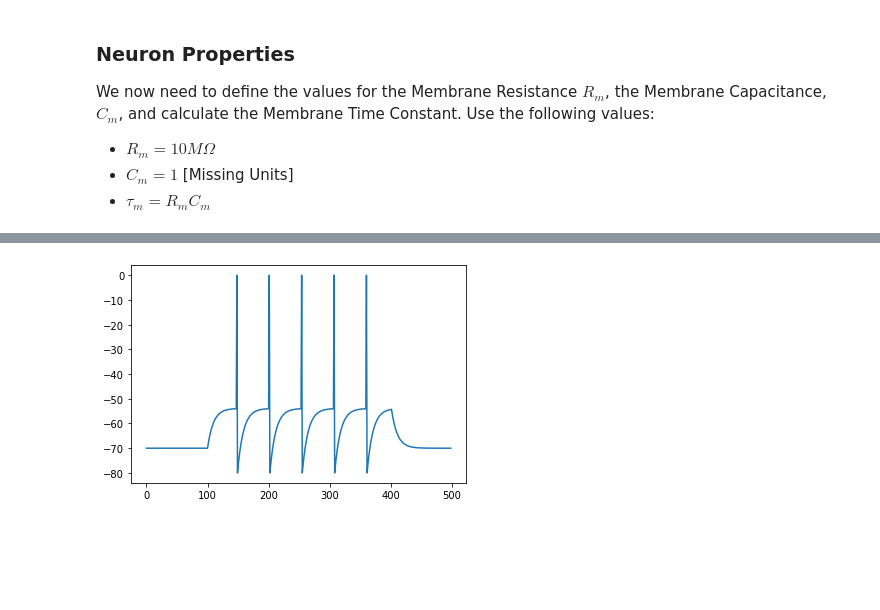
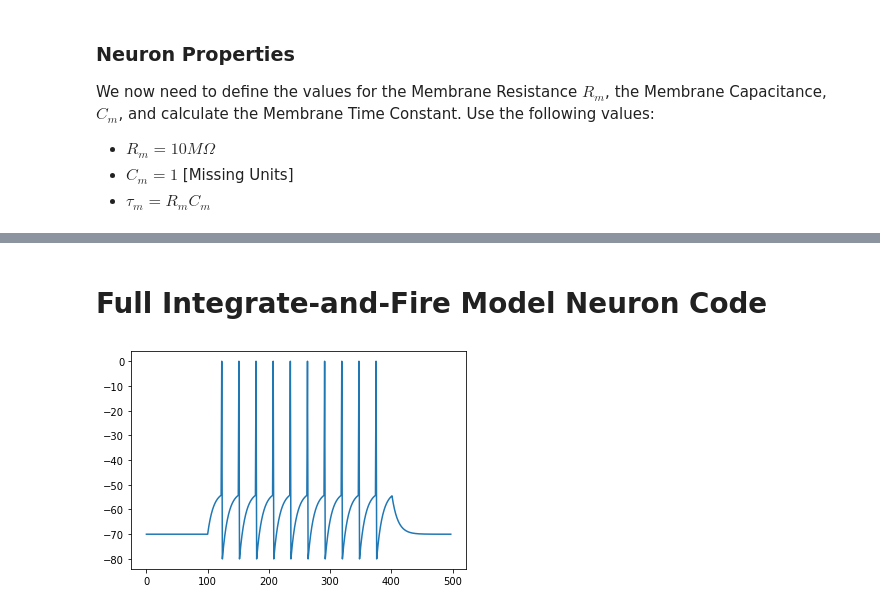
Before and after one commit to mbohling/spiking-neuron-model, a Jupyter notebook: SNM_Integrate_and_Fire.ipynb, the cells around one changed output, grey strips where cells are left out. Saved outputs shown, nothing was run; the diff lists cells and outputs as text; code cells hidden in the pictures; blank space fills up the shorter version.

Commit message:
Initial Commit

```diff
--- a/SNM_Integrate_and_Fire.ipynb
+++ b/SNM_Integrate_and_Fire.ipynb
@@ -43,0 +181,4 @@ tau_m = Rm*Cm
+# %%
+# Input Current: Ie - Units nA (1 nA = 10-9 Amperes)
+# Using 1.75 for default
+Ie = 1.75
@@ -43,0 +237,15 @@ tau_m = Rm*Cm
+# %%
+for t in time[0:-2]:
+
+    if t < start_current or t > end_current:
+        ie = 0
+    else:
+        ie = Ie
+
+    dVt = (1/tau_m)*(EL - Vt[t] + Rm*ie)*dt
+
+    Vt[t+1] = Vt[t] + dVt
+
+    if Vt[t+1] >= Vth:
+        Vt[t] = Vspike
+        Vt[t+1] = Vreset
@@ -44,3 +268,5 @@ tau_m = Rm*Cm
+# %% [markdown]
+# Full Integrate-and-Fire Model Neuron Code
 # %%
 # Integrate-and-Fire Model Neuron
 
@@ -56,57 +282,66 @@ Vspike = 0
 # Total Membrane Resistance - Units M_Ohm (1 M_Ohm = 1e6 Ohms)
 Rm = 10
 
+# Total Membrane Capacitance - Units
+Cm = 1
+
 # Membrane Time Constant - Units ms (1 ms = 1e-3 Seconds)
-tau_m = 10
+tau_m = Rm*Cm
 
 # Initial V
 V = Vrest
 EL = Vrest
 
 # Simulation Time Span (0 to 500ms, dt = 1ms)
 t0 = 0
 dt = 1
 t_final = 500
 
+# Create the list of time step values
+time = range(t0, t_final, dt)
+
 # Current Pulse Time Span - Units ms (1 ms = 1e-3 Seconds)
-t_pulse = 300  # This is how long the current is being injected
+t_pulse = 300
 
-start_current = np.absolute(t_final-t_pulse)/2 # |500-300|/2 = 200/2 = 100ms
-end_current = start_current+t_pulse # 100+300 = 400ms
+# Time at which the current is applied
+start_current = np.absolute(t_final-t_pulse)/2
+
+# Time at which the current is switched off
+end_current = start_current+t_pulse
 
 # Input Current: Ie - Units nA (1 nA = 10-9 Amperes)
 # Using 1.75 for default
-# < 1.6 will result in no spikes
-#Ie = 1.75
-#Ie = 2
-#Ie = 1.59
-Ie = 1.61
+Ie = 1.75
 
-time = np.linspace(0,500,501, dtype=np.dtype(np.int16))
+# Create a list V(t) to store the value of V at each time-step dt
 Vt = [0] * len(time)
-Vt[0] = V
+
+# Set the initial value at time t = t0 to the resting potential
+Vt[0] = Vrest
 
 for t in time[0:-2]:
 
     if t < start_current or t > end_current:
         ie = 0
     else:
         ie = Ie
 
     # General Passive Integrate-and-Fire Model
     dVt = (1/tau_m)*(EL - Vt[t] + Rm*ie)*dt
 
     Vt[t+1] = Vt[t] + dVt
 
-    # If V crosses our threshold value Vth:
-    # 1. Set V to a high Spike value (I set Vspike to 0)
-    # 2. Store the Vspike value at time t
-    # 4. Set V back to Vreset
+    # If V crosses our threshold value Vth
+    # 1. Store the Vspike value at time t
+    # 2. Set V back to Vreset
     if Vt[t+1] >= Vth:
-        Vt[t] = Vspike # 1
-        Vt[t+1] = Vreset # 4
+        Vt[t] = Vspike   # 1
+        Vt[t+1] = Vreset # 2
 
-plt.plot(time[0:-2], Vt[0:-2])       # Plot the membrane potential
-plt.show()               # Display the plot
+# Plot the membrane potential
+plt.plot(time[0:-2], Vt[0:-2])
+
+# Display the plot
+plt.show()
 # %% [output]
-[figure, old version]
+[figure, new version]
```
Also changed, not shown: parts of 24 cells of this notebook.
